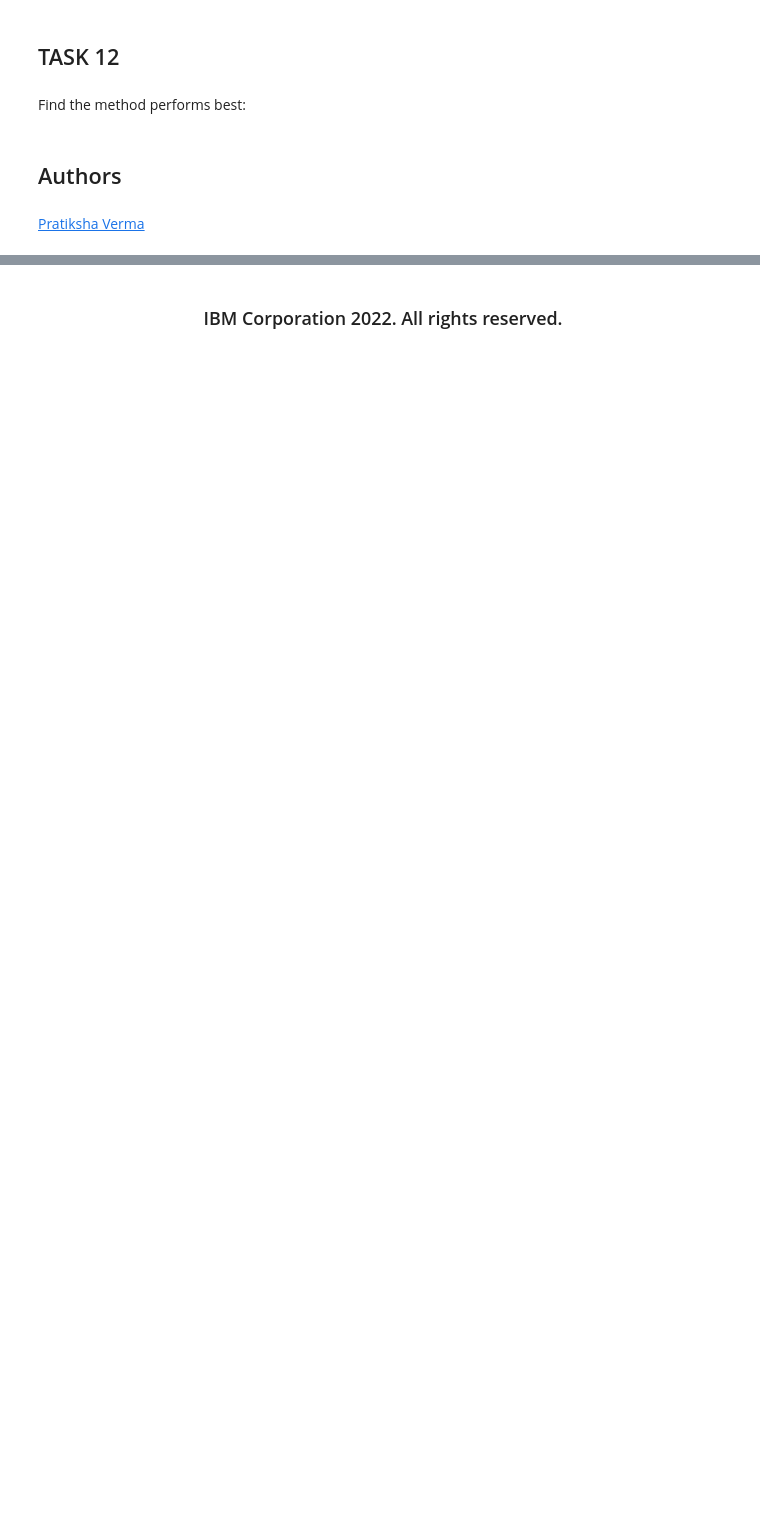
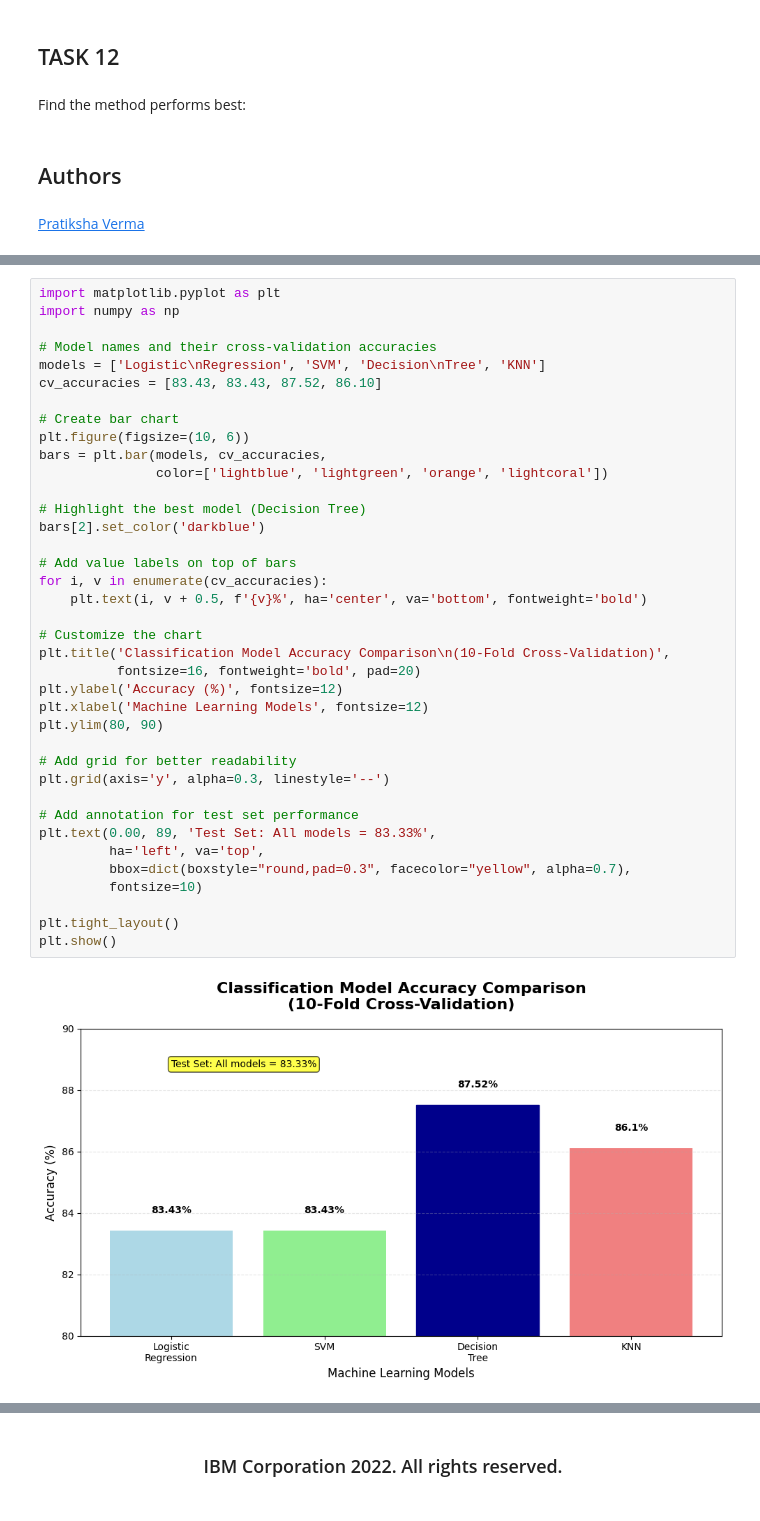
Before and after one commit to danielmh111/imb-ds-cert-capstone, a Jupyter notebook: spacex_machine_learning_predictions.ipynb, the cells around one changed output, grey strips where cells are left out. Saved outputs shown, nothing was run; the diff lists cells and outputs as text; blank space fills up the shorter version.

```diff
--- a/spacex_machine_learning_predictions.ipynb
+++ b/spacex_machine_learning_predictions.ipynb
@@ -378,6 +378,46 @@ Find the method performs best:
 [Pratiksha Verma](https://www.linkedin.com/in/pratiksha-verma-6487561b1/)
 # %% [markdown]
 <!--## Change Log--!>
+# %%
+import matplotlib.pyplot as plt
+import numpy as np
+
+# Model names and their cross-validation accuracies
+models = ['Logistic\nRegression', 'SVM', 'Decision\nTree', 'KNN']
+cv_accuracies = [83.43, 83.43, 87.52, 86.10]
+
+# Create bar chart
+plt.figure(figsize=(10, 6))
+bars = plt.bar(models, cv_accuracies,
+               color=['lightblue', 'lightgreen', 'orange', 'lightcoral'])
+
+# Highlight the best model (Decision Tree)
+bars[2].set_color('darkblue')
+
+# Add value labels on top of bars
+for i, v in enumerate(cv_accuracies):
+    plt.text(i, v + 0.5, f'{v}%', ha='center', va='bottom', fontweight='bold')
+
+# Customize the chart
+plt.title('Classification Model Accuracy Comparison\n(10-Fold Cross-Validation)',
+          fontsize=16, fontweight='bold', pad=20)
+plt.ylabel('Accuracy (%)', fontsize=12)
+plt.xlabel('Machine Learning Models', fontsize=12)
+plt.ylim(80, 90)
+
+# Add grid for better readability
+plt.grid(axis='y', alpha=0.3, linestyle='--')
+
+# Add annotation for test set performance
+plt.text(0.00, 89, 'Test Set: All models = 83.33%',
+         ha='left', va='top',
+         bbox=dict(boxstyle="round,pad=0.3", facecolor="yellow", alpha=0.7),
+         fontsize=10)
+
+plt.tight_layout()
+plt.show()
+# %% [output]
+[figure, added]
 # %% [markdown]
 <!--| Date (YYYY-MM-DD) | Version | Changed By      | Change Description      |
 | ----------------- | ------- | -------------   | ----------------------- |
```
Also changed, not shown: 4 other files.
